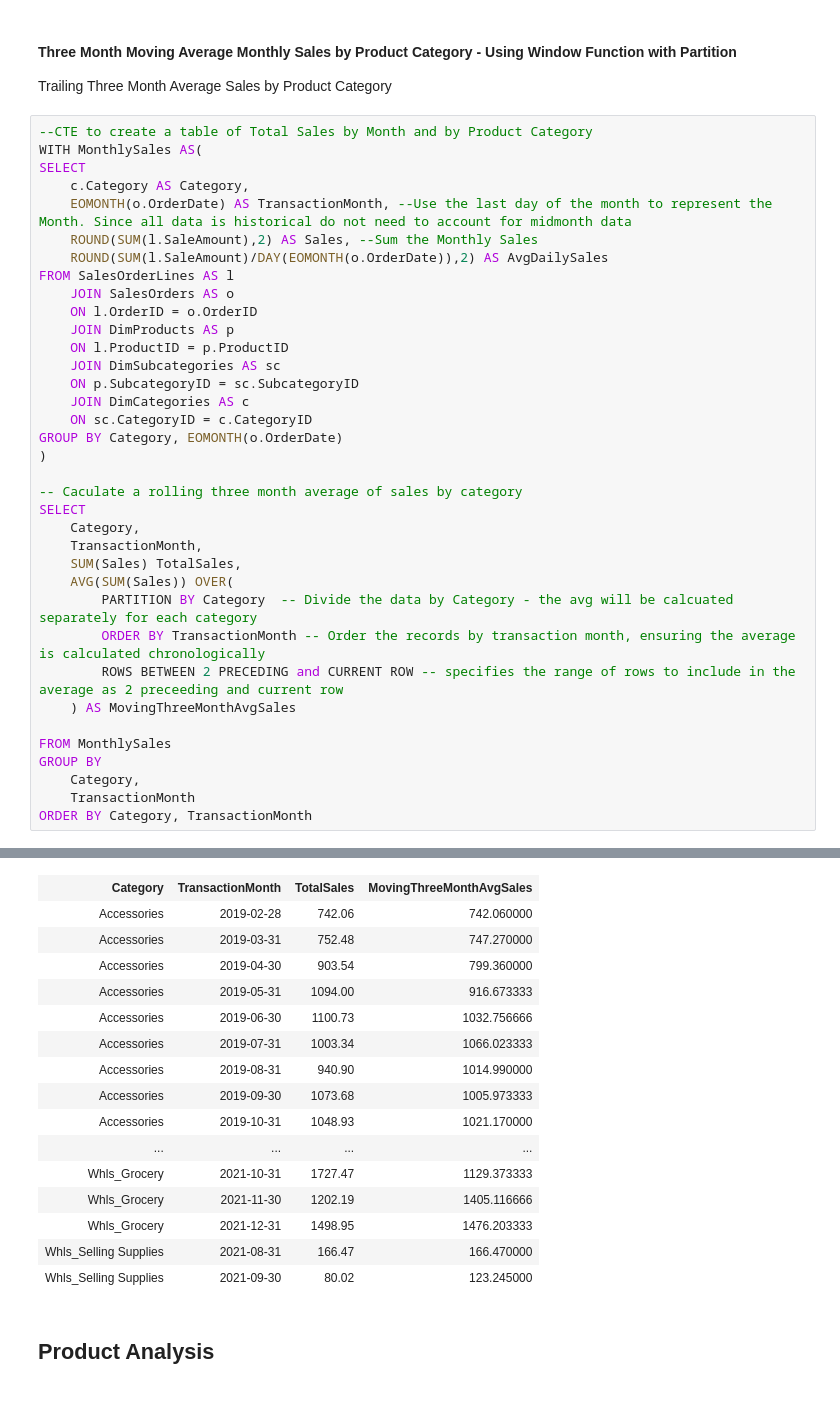
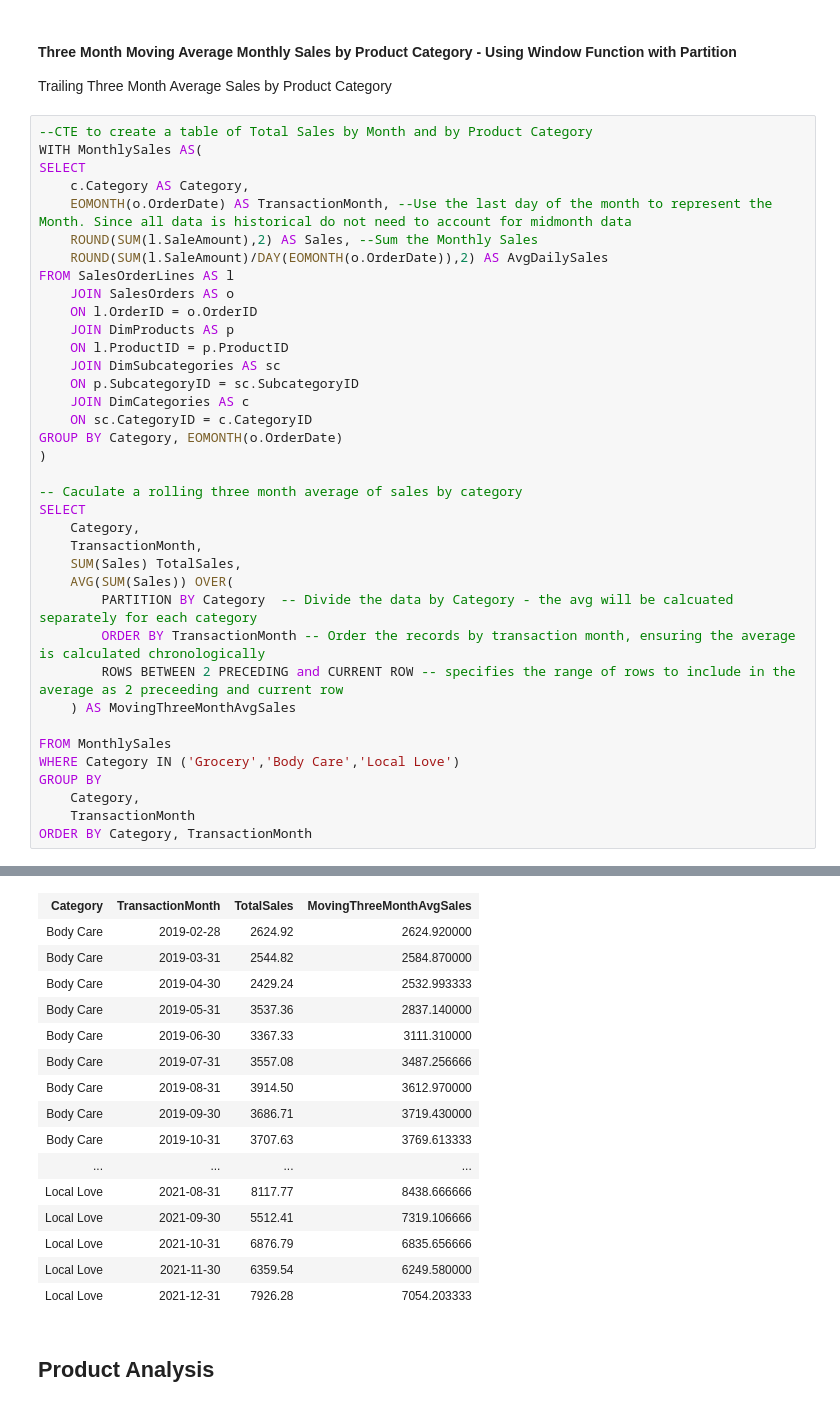
Before and after one commit to msemilyadler/BulkGrocery, a Jupyter notebook: BulkGrocery Data Exploration.ipynb, the cells around one changed output, grey strips where cells are left out. Drawn from its saved outputs; the diff is of its cells as text.

```diff
--- a/BulkGrocery Data Exploration.ipynb
+++ b/BulkGrocery Data Exploration.ipynb
@@ -272,6 +272,7 @@ SELECT
     ) AS MovingThreeMonthAvgSales
 
 FROM MonthlySales
+WHERE Category IN ('Grocery','Body Care','Local Love')
 GROUP BY
     Category,
     TransactionMonth
@@ -282,19 +283,19 @@ Total execution time: 00:00:00.288
 | Category | TransactionMonth | TotalSales | MovingThreeMonthAvgSales |
-| Accessories | 2019-02-28 | 742.06 | 742.060000 |
-| Accessories | 2019-03-31 | 752.48 | 747.270000 |
-| Accessories | 2019-04-30 | 903.54 | 799.360000 |
-| Accessories | 2019-05-31 | 1094.00 | 916.673333 |
-| Accessories | 2019-06-30 | 1100.73 | 1032.756666 |
-| Accessories | 2019-07-31 | 1003.34 | 1066.023333 |
-| Accessories | 2019-08-31 | 940.90 | 1014.990000 |
-| Accessories | 2019-09-30 | 1073.68 | 1005.973333 |
-| Accessories | 2019-10-31 | 1048.93 | 1021.170000 |
+| Body Care | 2019-02-28 | 2624.92 | 2624.920000 |
+| Body Care | 2019-03-31 | 2544.82 | 2584.870000 |
+| Body Care | 2019-04-30 | 2429.24 | 2532.993333 |
+| Body Care | 2019-05-31 | 3537.36 | 2837.140000 |
+| Body Care | 2019-06-30 | 3367.33 | 3111.310000 |
+| Body Care | 2019-07-31 | 3557.08 | 3487.256666 |
+| Body Care | 2019-08-31 | 3914.50 | 3612.970000 |
+| Body Care | 2019-09-30 | 3686.71 | 3719.430000 |
+| Body Care | 2019-10-31 | 3707.63 | 3769.613333 |
 | ... | ... | ... | ... |
-| Whls_Grocery | 2021-10-31 | 1727.47 | 1129.373333 |
-| Whls_Grocery | 2021-11-30 | 1202.19 | 1405.116666 |
-| Whls_Grocery | 2021-12-31 | 1498.95 | 1476.203333 |
-| Whls_Selling Supplies | 2021-08-31 | 166.47 | 166.470000 |
-| Whls_Selling Supplies | 2021-09-30 | 80.02 | 123.245000 |
+| Local Love | 2021-08-31 | 8117.77 | 8438.666666 |
+| Local Love | 2021-09-30 | 5512.41 | 7319.106666 |
+| Local Love | 2021-10-31 | 6876.79 | 6835.656666 |
+| Local Love | 2021-11-30 | 6359.54 | 6249.580000 |
+| Local Love | 2021-12-31 | 7926.28 | 7054.203333 |
 # %% [markdown]
 ## Product Analysis
 # %% [markdown]
```
Also changed, not shown: parts of 4 cells of this notebook.
